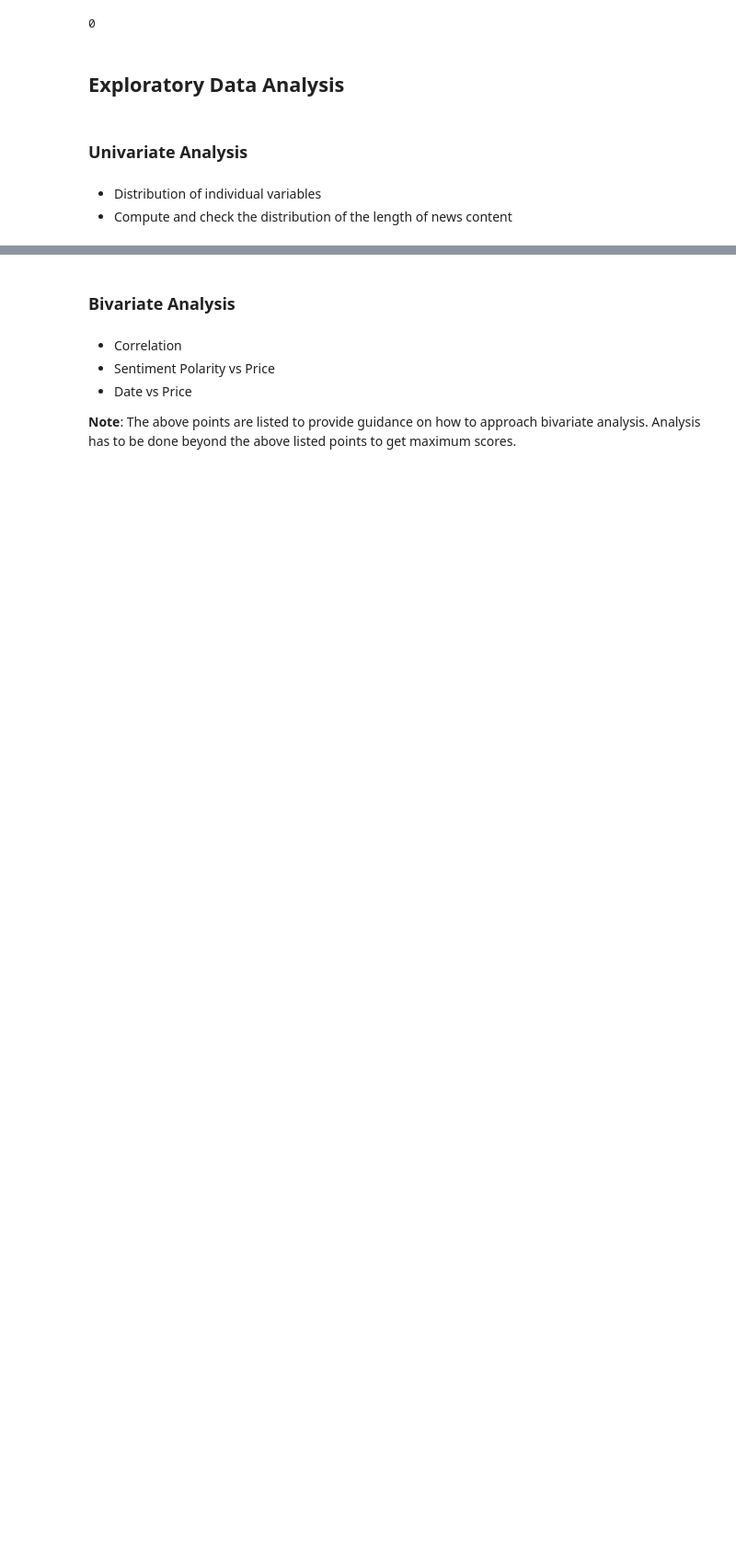
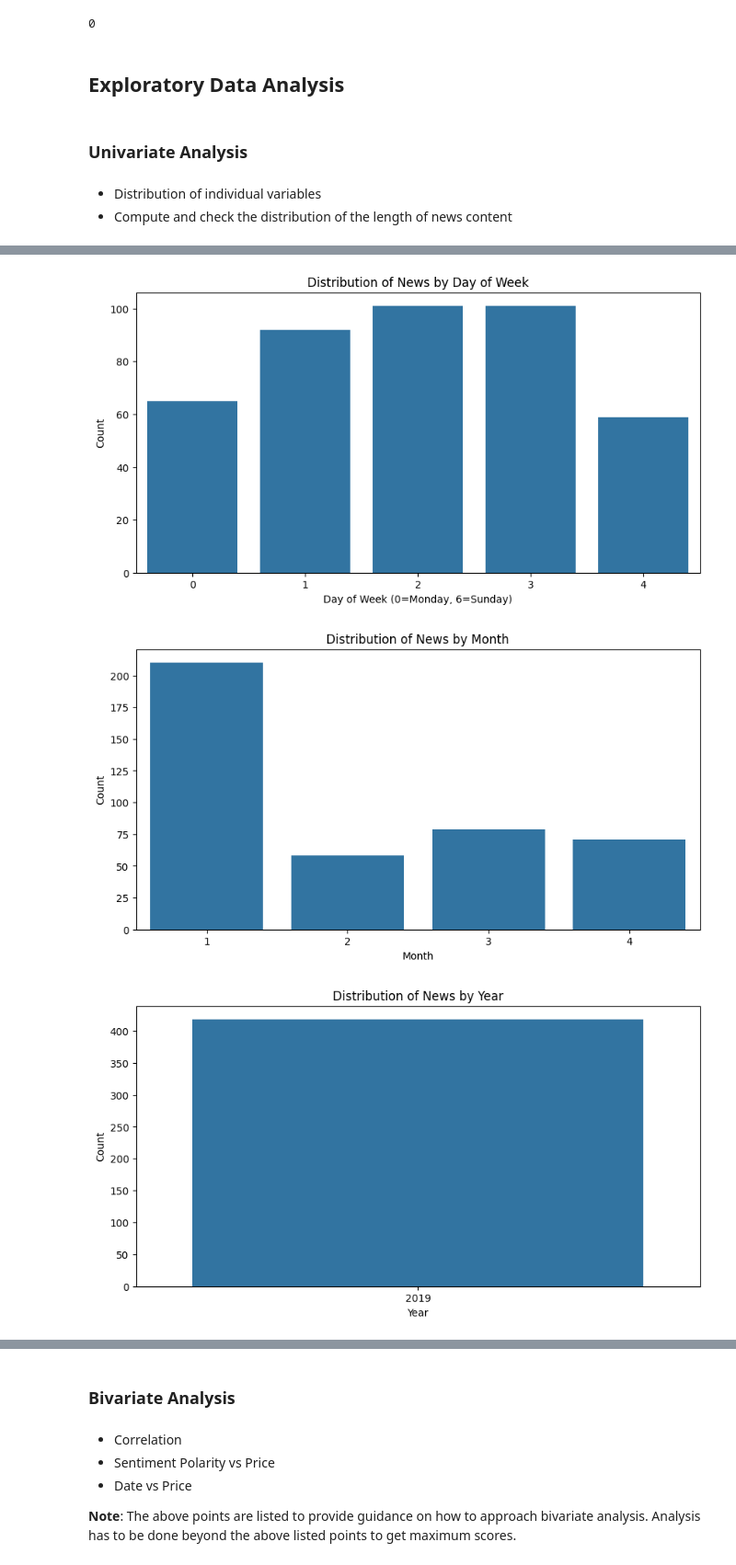
Before and after one commit to yush582/StockNews, a Jupyter notebook: Learner_Notebook_Full_Code.ipynb, the cells around one changed output, grey strips where cells are left out. Shown: that part at 92% size. Drawn from its saved outputs; the diff is of its cells as text; code cells hidden in the pictures; blank space fills up the shorter version.

```diff
--- a/Learner_Notebook_Full_Code.ipynb
+++ b/Learner_Notebook_Full_Code.ipynb
@@ -172,0 +211,32 @@ print('ghekki')
+# %%
+# Analyze Date variable
+data['Date'] = pd.to_datetime(data['Date'], format='%m-%d-%Y')
+
+data['Day_of_Week'] = data['Date'].dt.dayofweek
+data['Month'] = data['Date'].dt.month
+data['Year'] = data['Date'].dt.year
+
+plt.figure(figsize=(10, 5))
+sns.countplot(data=data, x='Day_of_Week')
+plt.title('Distribution of News by Day of Week')
+plt.xlabel('Day of Week (0=Monday, 6=Sunday)')
+plt.ylabel('Count')
+plt.show()
+
+plt.figure(figsize=(10, 5))
+sns.countplot(data=data, x='Month')
+plt.title('Distribution of News by Month')
+plt.xlabel('Month')
+plt.ylabel('Count')
+plt.show()
+
+plt.figure(figsize=(10, 5))
+sns.countplot(data=data, x='Year')
+plt.title('Distribution of News by Year')
+plt.xlabel('Year')
+plt.ylabel('Count')
+plt.show()
+# %% [output]
+[figure, added]
+[figure, added]
+[figure, added]
```
Also changed, not shown: parts of 16 cells of this notebook.
